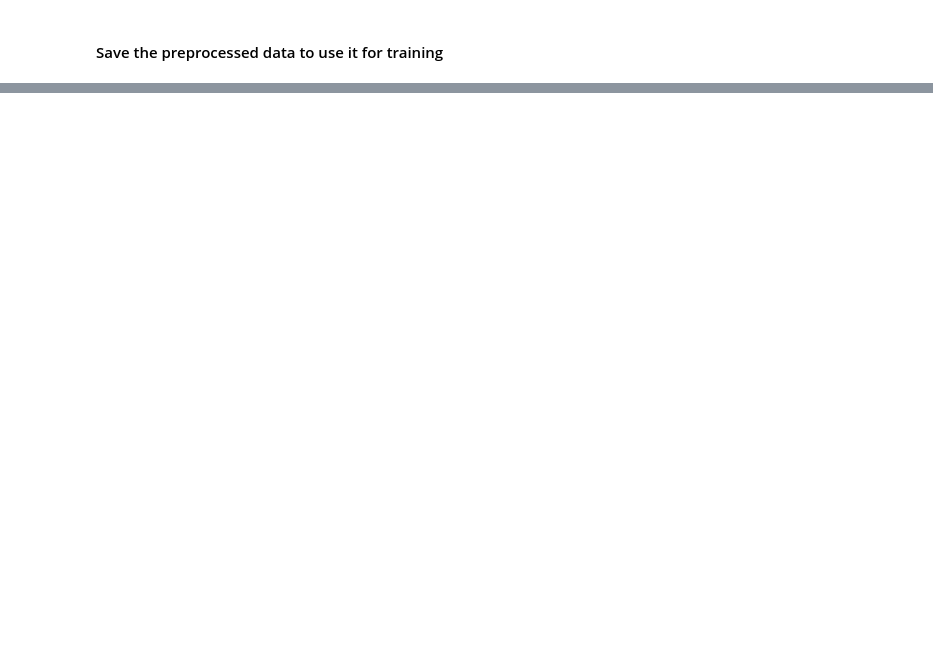
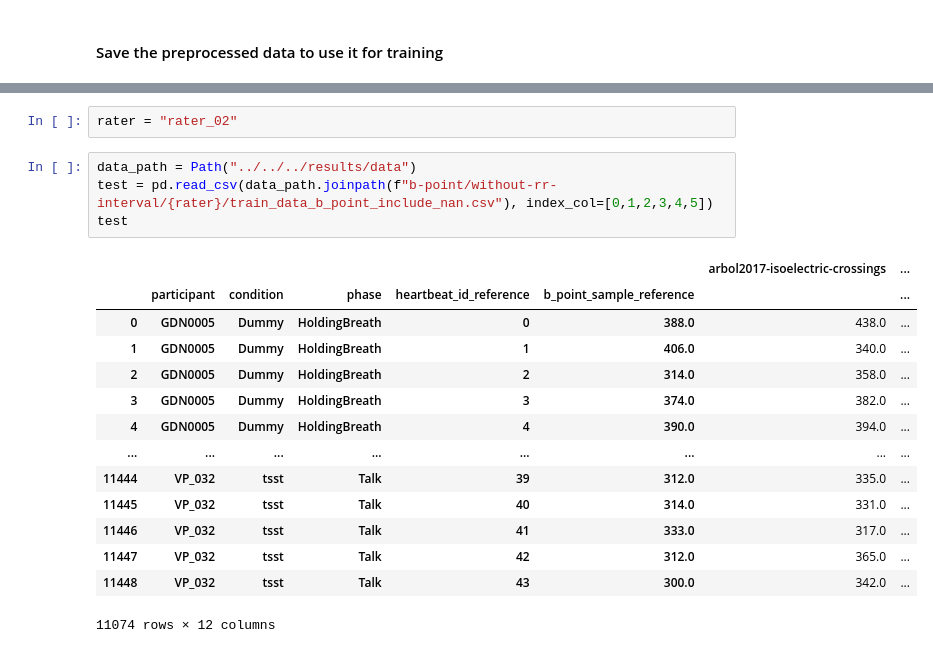
Before and after one commit to empkins/pepbench, a Jupyter notebook: experiments/pep_algorithm_benchmarking/notebooks/ML_analysis/Preprocessing/Preprocessing_b_point.ipynb, the cells around one changed output, grey strips where cells are left out. Saved outputs shown, nothing was run; the diff lists cells and outputs as text; blank space fills up the shorter version.

```diff
--- a/experiments/pep_algorithm_benchmarking/notebooks/ML_analysis/Preprocessing/Preprocessing_b_point.ipynb
+++ b/experiments/pep_algorithm_benchmarking/notebooks/ML_analysis/Preprocessing/Preprocessing_b_point.ipynb
@@ -334,3 +342,24 @@ if save_results:
     print(f"Data saved!")
 # %% [output]
 Data saved!
+# %%
+rater = "rater_02"
+# %%
+data_path = Path("../../../results/data")
+test = pd.read_csv(data_path.joinpath(f"b-point/without-rr-interval/{rater}/train_data_b_point_include_nan.csv"), index_col=[0,1,2,3,4,5])
+test
+# %% [output]
+|  |  |  |  |  |  | arbol2017-isoelectric-crossings | ... |
+|  | participant | condition | phase | heartbeat_id_reference | b_point_sample_reference |  | ... |
+| 0 | GDN0005 | Dummy | HoldingBreath | 0 | 388.0 | 438.0 | ... |
+| 1 | GDN0005 | Dummy | HoldingBreath | 1 | 406.0 | 340.0 | ... |
+| 2 | GDN0005 | Dummy | HoldingBreath | 2 | 314.0 | 358.0 | ... |
+| 3 | GDN0005 | Dummy | HoldingBreath | 3 | 374.0 | 382.0 | ... |
+| 4 | GDN0005 | Dummy | HoldingBreath | 4 | 390.0 | 394.0 | ... |
+| ... | ... | ... | ... | ... | ... | ... | ... |
+| 11444 | VP_032 | tsst | Talk | 39 | 312.0 | 335.0 | ... |
+| 11445 | VP_032 | tsst | Talk | 40 | 314.0 | 331.0 | ... |
+| 11446 | VP_032 | tsst | Talk | 41 | 333.0 | 317.0 | ... |
+| 11447 | VP_032 | tsst | Talk | 42 | 312.0 | 365.0 | ... |
+| 11448 | VP_032 | tsst | Talk | 43 | 300.0 | 342.0 | ... |
+11074 rows × 12 columns
```
Also changed, not shown: parts of 10 cells of this notebook, 13 other files.
